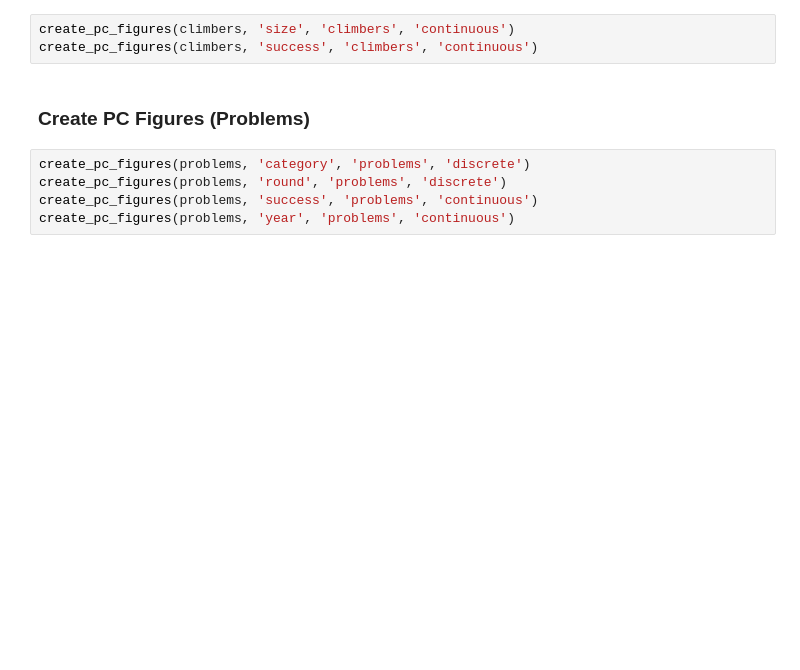
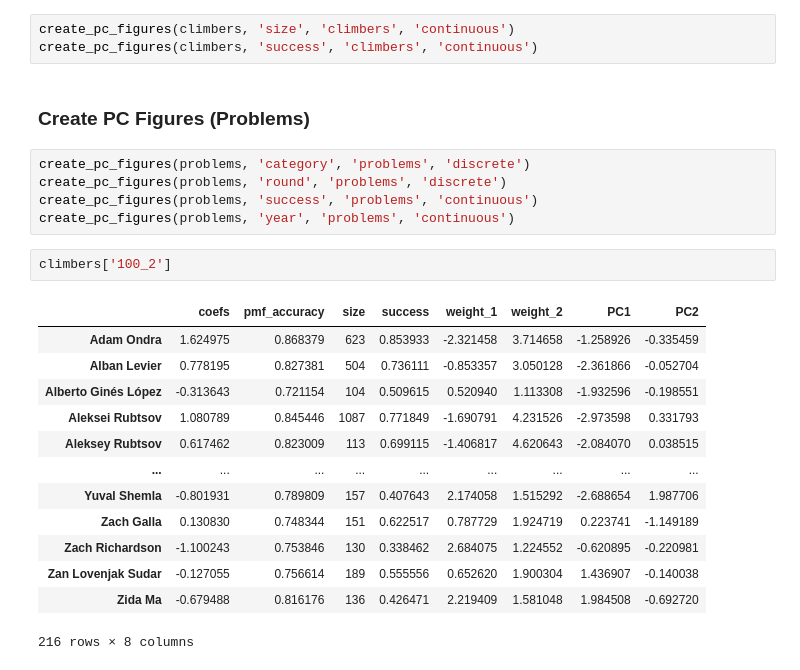
Before and after one commit to baronet2/boulder2vec, a Jupyter notebook: embeddings.ipynb, the cells around one changed output. Drawn from its saved outputs; the diff is of its cells as text; blank space fills up the shorter version.

```diff
--- a/embeddings.ipynb
+++ b/embeddings.ipynb
@@ -251,3 +251,19 @@ create_pc_figures(problems, 'category', 'problems', 'discrete')
 create_pc_figures(problems, 'round', 'problems', 'discrete')
 create_pc_figures(problems, 'success', 'problems', 'continuous')
 create_pc_figures(problems, 'year', 'problems', 'continuous')
+# %%
+climbers['100_2']
+# %% [output]
+|  | coefs | pmf_accuracy | size | success | weight_1 | weight_2 | PC1 | PC2 |
+| Adam Ondra | 1.624975 | 0.868379 | 623 | 0.853933 | -2.321458 | 3.714658 | -1.258926 | -0.335459 |
+| Alban Levier | 0.778195 | 0.827381 | 504 | 0.736111 | -0.853357 | 3.050128 | -2.361866 | -0.052704 |
+| Alberto Ginés López | -0.313643 | 0.721154 | 104 | 0.509615 | 0.520940 | 1.113308 | -1.932596 | -0.198551 |
+| Aleksei Rubtsov | 1.080789 | 0.845446 | 1087 | 0.771849 | -1.690791 | 4.231526 | -2.973598 | 0.331793 |
+| Aleksey Rubtsov | 0.617462 | 0.823009 | 113 | 0.699115 | -1.406817 | 4.620643 | -2.084070 | 0.038515 |
+| ... | ... | ... | ... | ... | ... | ... | ... | ... |
+| Yuval Shemla | -0.801931 | 0.789809 | 157 | 0.407643 | 2.174058 | 1.515292 | -2.688654 | 1.987706 |
+| Zach Galla | 0.130830 | 0.748344 | 151 | 0.622517 | 0.787729 | 1.924719 | 0.223741 | -1.149189 |
+| Zach Richardson | -1.100243 | 0.753846 | 130 | 0.338462 | 2.684075 | 1.224552 | -0.620895 | -0.220981 |
+| Zan Lovenjak Sudar | -0.127055 | 0.756614 | 189 | 0.555556 | 0.652620 | 1.900304 | 1.436907 | -0.140038 |
+| Zida Ma | -0.679488 | 0.816176 | 136 | 0.426471 | 2.219409 | 1.581048 | 1.984508 | -0.692720 |
+216 rows × 8 columns
```
Also changed, not shown: 48 other files.
